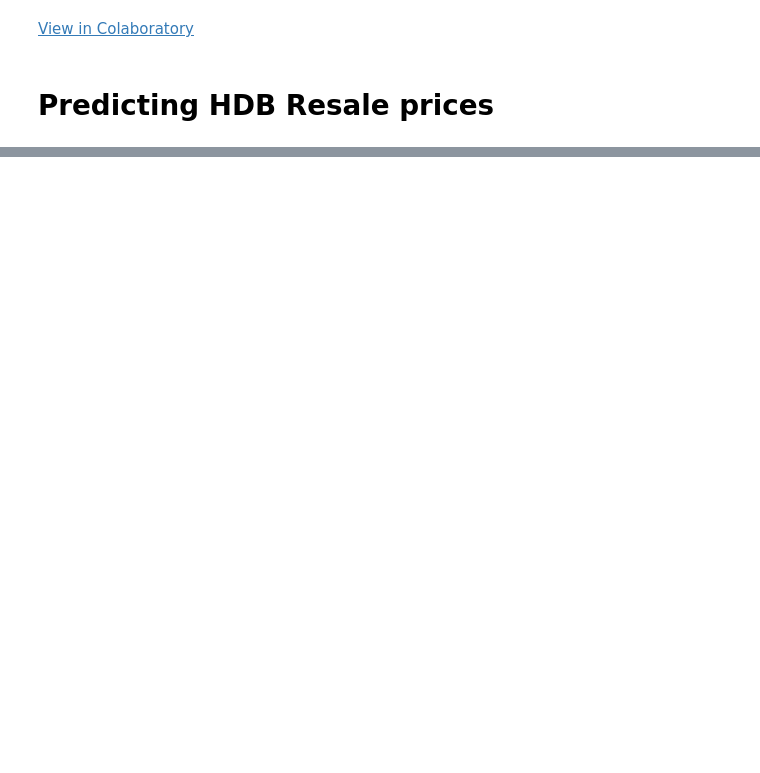
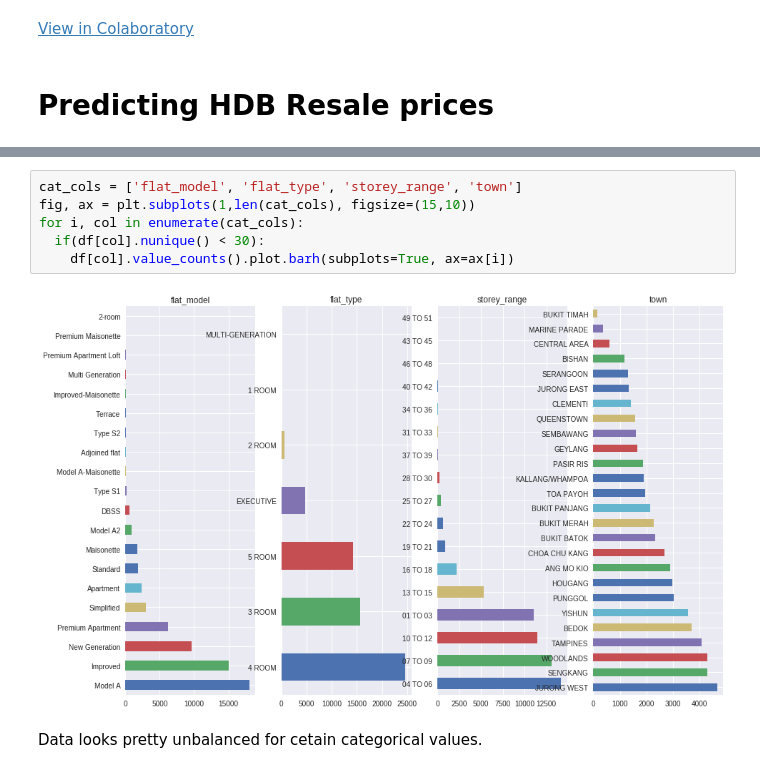
Before and after one commit to juzkev/HDB-Resale-Prices, a Jupyter notebook: HDB_Resale_Prices.ipynb, the cells around one changed output, grey strips where cells are left out. Cells and saved outputs as stored; diff of their text form; blank space fills up the shorter version.

```diff
--- a/HDB_Resale_Prices.ipynb
+++ b/HDB_Resale_Prices.ipynb
@@ -88,0 +103,10 @@ df.sample(10)
+# %%
+cat_cols = ['flat_model', 'flat_type', 'storey_range', 'town']
+fig, ax = plt.subplots(1,len(cat_cols), figsize=(15,10))
+for i, col in enumerate(cat_cols):
+  if(df[col].nunique() < 30):
+    df[col].value_counts().plot.barh(subplots=True, ax=ax[i])
+# %% [output]
+[figure, added]
+# %% [markdown]
+Data looks pretty unbalanced for cetain categorical values.
```
Also changed, not shown: parts of 5 cells of this notebook.
